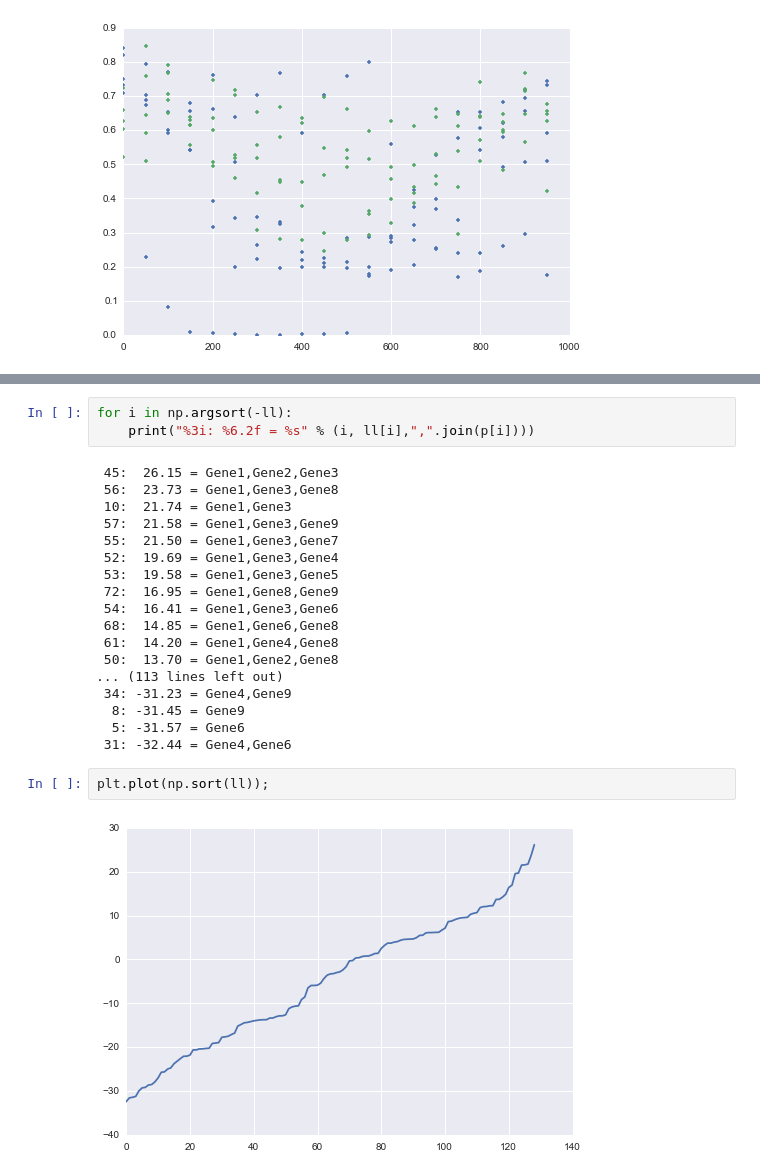
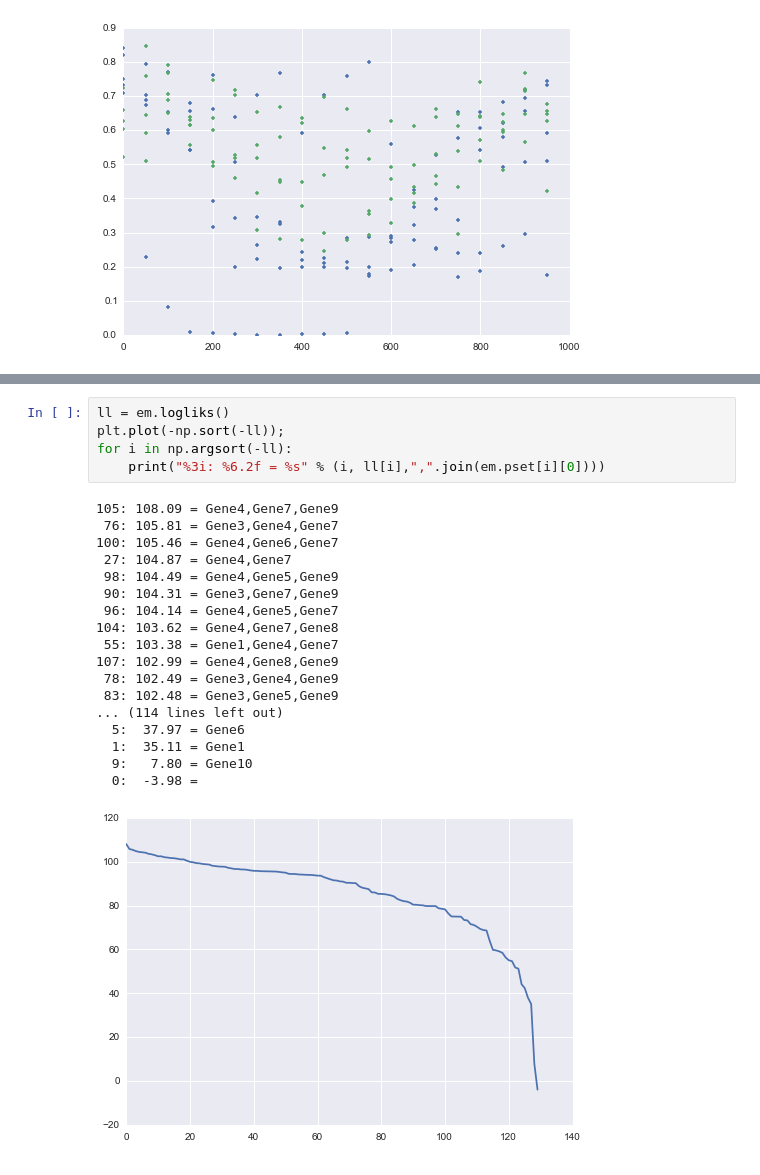
Before and after one commit to smason/ip2, a Jupyter notebook: csi.ipynb, the cells around one changed output, grey strips where cells are left out. Saved outputs shown, nothing was run; the diff lists cells and outputs as text.

```diff
--- a/csi.ipynb
+++ b/csi.ipynb
@@ -150,25 +118,24 @@ Wall time: 937 ms
 # %%
+ll = em.logliks()
+plt.plot(-np.sort(-ll));
 for i in np.argsort(-ll):
-    print("%3i: %6.2f = %s" % (i, ll[i],",".join(p[i])))
+    print("%3i: %6.2f = %s" % (i, ll[i],",".join(em.pset[i][0])))
 # %% [output]
- 45:  26.15 = Gene1,Gene2,Gene3
- 56:  23.73 = Gene1,Gene3,Gene8
- 10:  21.74 = Gene1,Gene3
- 57:  21.58 = Gene1,Gene3,Gene9
- 55:  21.50 = Gene1,Gene3,Gene7
- 52:  19.69 = Gene1,Gene3,Gene4
- 53:  19.58 = Gene1,Gene3,Gene5
- 72:  16.95 = Gene1,Gene8,Gene9
- 54:  16.41 = Gene1,Gene3,Gene6
- 68:  14.85 = Gene1,Gene6,Gene8
- 61:  14.20 = Gene1,Gene4,Gene8
- 50:  13.70 = Gene1,Gene2,Gene8
-... (113 lines left out)
- 34: -31.23 = Gene4,Gene9
-  8: -31.45 = Gene9
-  5: -31.57 = Gene6
- 31: -32.44 = Gene4,Gene6
+105: 108.09 = Gene4,Gene7,Gene9
+ 76: 105.81 = Gene3,Gene4,Gene7
+100: 105.46 = Gene4,Gene6,Gene7
+ 27: 104.87 = Gene4,Gene7
+ 98: 104.49 = Gene4,Gene5,Gene9
+ 90: 104.31 = Gene3,Gene7,Gene9
+ 96: 104.14 = Gene4,Gene5,Gene7
+104: 103.62 = Gene4,Gene7,Gene8
+ 55: 103.38 = Gene1,Gene4,Gene7
+107: 102.99 = Gene4,Gene8,Gene9
+ 78: 102.49 = Gene3,Gene4,Gene9
+ 83: 102.48 = Gene3,Gene5,Gene9
+... (114 lines left out)
+  5:  37.97 = Gene6
+  1:  35.11 = Gene1
+  9:   7.80 = Gene10
+  0:  -3.98 =
+[figure, added]
-# %%
-plt.plot(np.sort(ll));
-# %% [output]
-[figure, removed]
```
Also changed, not shown: parts of 13 cells of this notebook.
